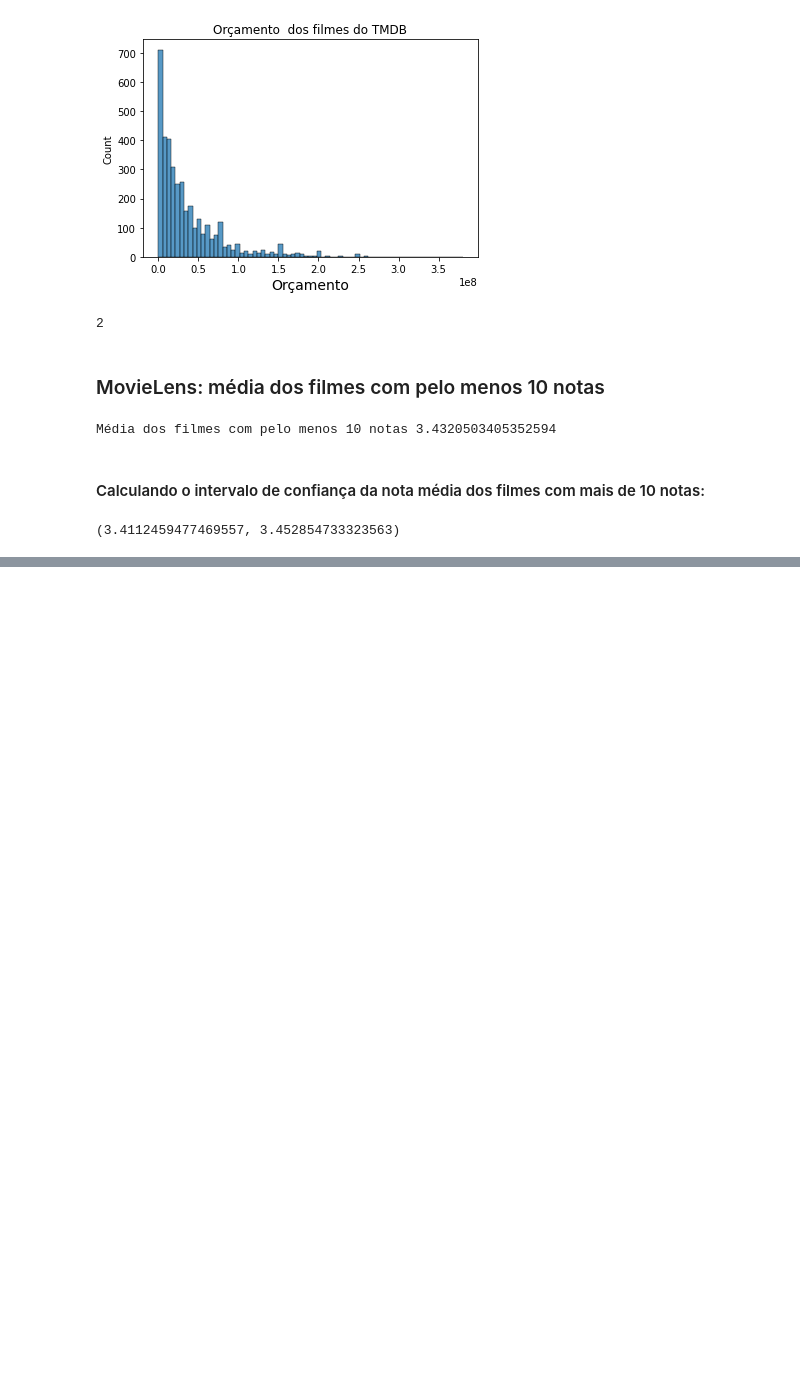
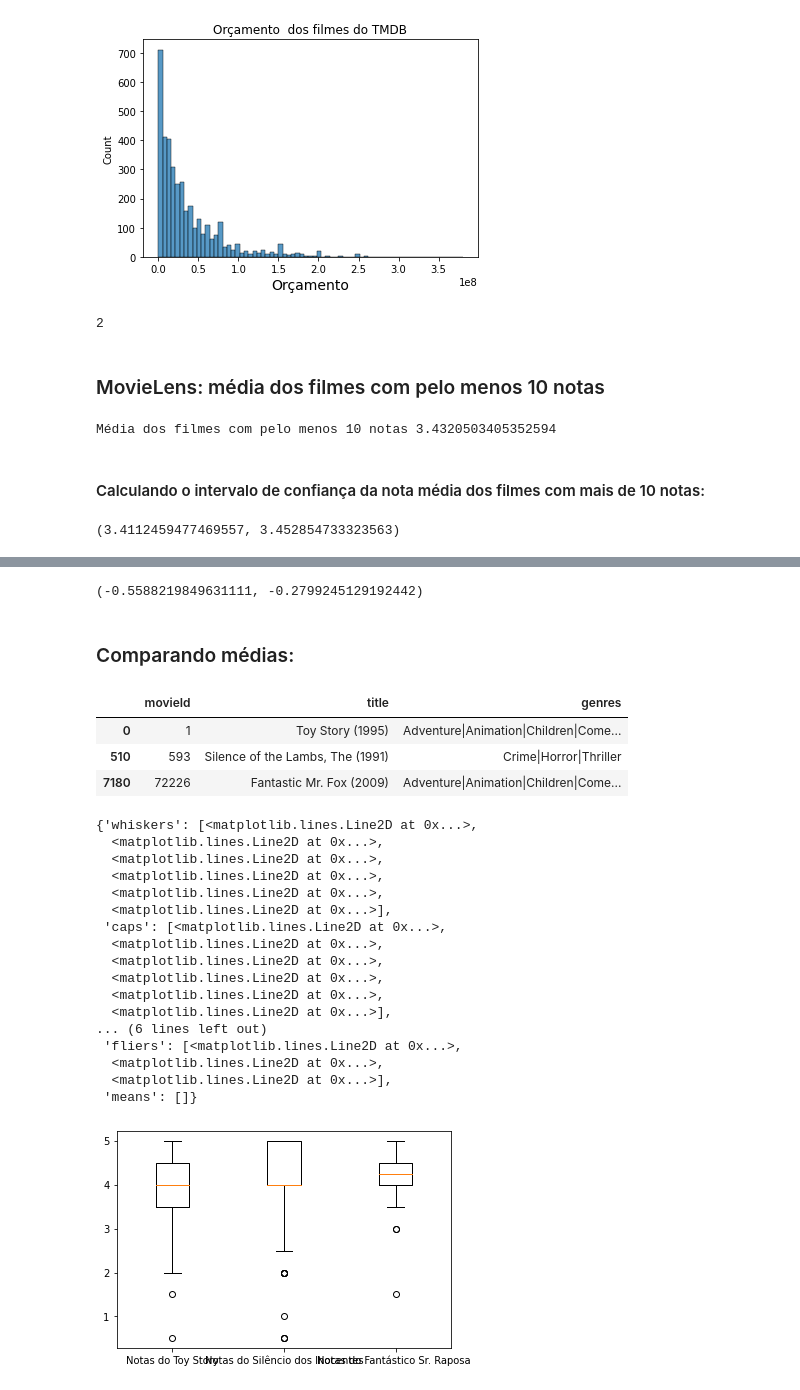
Before and after one commit to silsantos/Data-Science_Projects, a Jupyter notebook: Estatistica/Pratica7_experimentos_estatisticos.ipynb, the cells around one changed output, grey strips where cells are left out. Drawn from its saved outputs; the diff is of its cells as text; code cells hidden in the pictures; blank space fills up the shorter version.

```diff
--- a/Estatistica/Pratica7_experimentos_estatisticos.ipynb
+++ b/Estatistica/Pratica7_experimentos_estatisticos.ipynb
@@ -285,0 +372,16 @@ zconfint(nota_media_filme_10_notas)
+# %%
+# Intervalo de confiança entre 2 médias (ex: médias do filme Toy Story e médias de todos os filmes), para saber o quão distantes elas estão.
+# Se fizéssemos o contrário, o resultado diria que as médias gerais são MENORES do que as médias do filme 1:
+
+zconfint(notas['rating'], notas1['rating'])
+# %% [output]
+(-0.5588219849631111, -0.2799245129192442)
+# %% [markdown]
+### Comparando médias:
+# %%
+filmes.query('movieId in [1,593,72226]')
+# %% [output]
+|  | movieId | title | genres |
+| 0 | 1 | Toy Story (1995) | Adventure|Animation|Children|Come... |
+| 510 | 593 | Silence of the Lambs, The (1991) | Crime|Horror|Thriller |
+| 7180 | 72226 | Fantastic Mr. Fox (2009) | Adventure|Animation|Children|Come... |
@@ -285,0 +392,24 @@ zconfint(nota_media_filme_10_notas)
+# %%
+notas593 = notas.query('movieId == 593')
+notas72226 = notas.query('movieId == 72226')
+# %%
+plt.boxplot([notas1['rating'], notas593['rating'], notas72226['rating']], labels = ['Notas do Toy Story', 'Notas do Silêncio dos Inocentes', 'Notas do Fantástico Sr. Raposa '])
+# %% [output]
+{'whiskers': [<matplotlib.lines.Line2D at 0x...>,
+  <matplotlib.lines.Line2D at 0x...>,
+  <matplotlib.lines.Line2D at 0x...>,
+  <matplotlib.lines.Line2D at 0x...>,
+  <matplotlib.lines.Line2D at 0x...>,
+  <matplotlib.lines.Line2D at 0x...>],
+ 'caps': [<matplotlib.lines.Line2D at 0x...>,
+  <matplotlib.lines.Line2D at 0x...>,
+  <matplotlib.lines.Line2D at 0x...>,
+  <matplotlib.lines.Line2D at 0x...>,
+  <matplotlib.lines.Line2D at 0x...>,
+  <matplotlib.lines.Line2D at 0x...>],
+... (6 lines left out)
+ 'fliers': [<matplotlib.lines.Line2D at 0x...>,
+  <matplotlib.lines.Line2D at 0x...>,
+  <matplotlib.lines.Line2D at 0x...>],
+ 'means': []}
+[figure, added]
```
Also changed, not shown: parts of 18 cells of this notebook.
